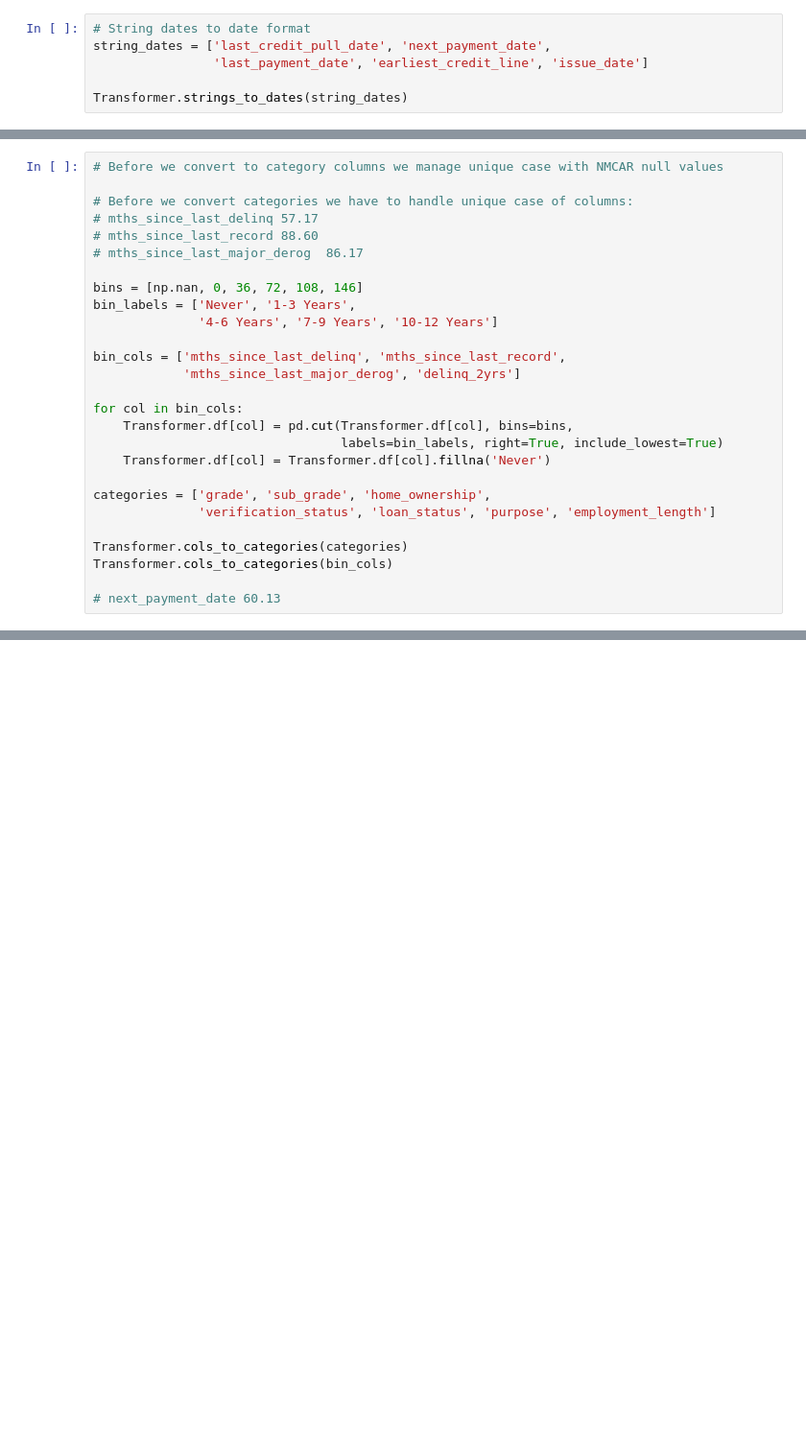
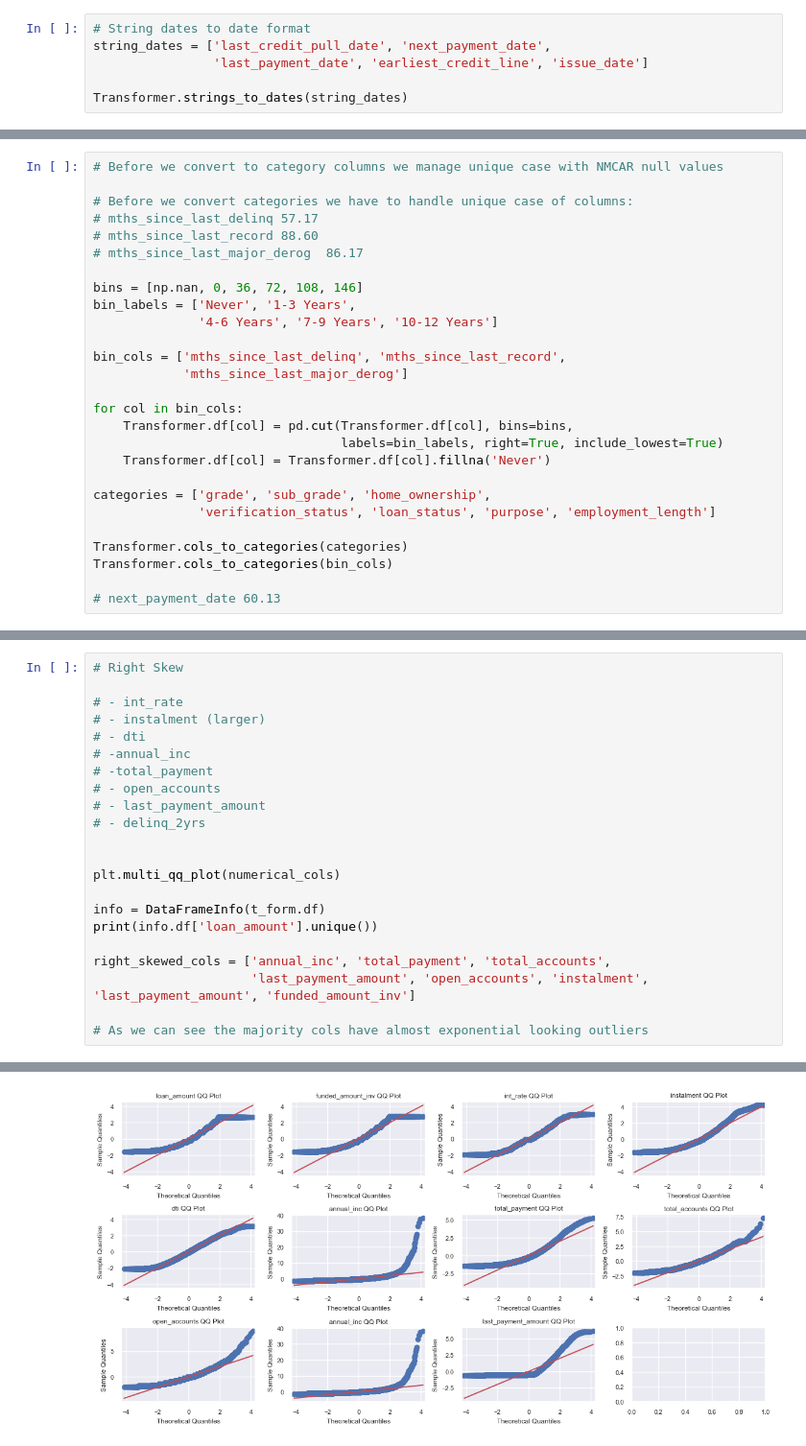
Before and after one commit to stealthchopper2k/exploratory-data-analysis---customer-loans-in-finance, a Jupyter notebook: main.ipynb, the cells around one changed output, grey strips where cells are left out. Shown at 96% size. Saved outputs shown, nothing was run; the diff lists cells and outputs as text; blank space fills up the shorter version.

```diff
--- a/main.ipynb
+++ b/main.ipynb
@@ -117,7 +117,7 @@ bin_labels = ['Never', '1-3 Years',
               '4-6 Years', '7-9 Years', '10-12 Years']
 
 bin_cols = ['mths_since_last_delinq', 'mths_since_last_record',
-            'mths_since_last_major_derog', 'delinq_2yrs']
+            'mths_since_last_major_derog']
 
 for col in bin_cols:
     Transformer.df[col] = pd.cut(Transformer.df[col], bins=bins,
@@ -182,0 +182,23 @@ plt.skewed_cols(numerical_cols)
+# %%
+# Right Skew
+
+# - int_rate
+# - instalment (larger)
+# - dti
+# -annual_inc
+# -total_payment
+# - open_accounts
+# - last_payment_amount
+# - delinq_2yrs
+
+
+plt.multi_qq_plot(numerical_cols)
+
+info = DataFrameInfo(t_form.df)
+print(info.df['loan_amount'].unique())
+
+right_skewed_cols = ['annual_inc', 'total_payment', 'total_accounts',
+                     'last_payment_amount', 'open_accounts', 'instalment', 'last_payment_amount', 'funded_amount_inv']
+
+# As we can see the majority cols have almost exponential looking outliers
+# %% [output]
@@ -182,0 +206 @@ plt.skewed_cols(numerical_cols)
+[figure, added]
```
Also changed, not shown: parts of 7 cells of this notebook, 2 other files.
